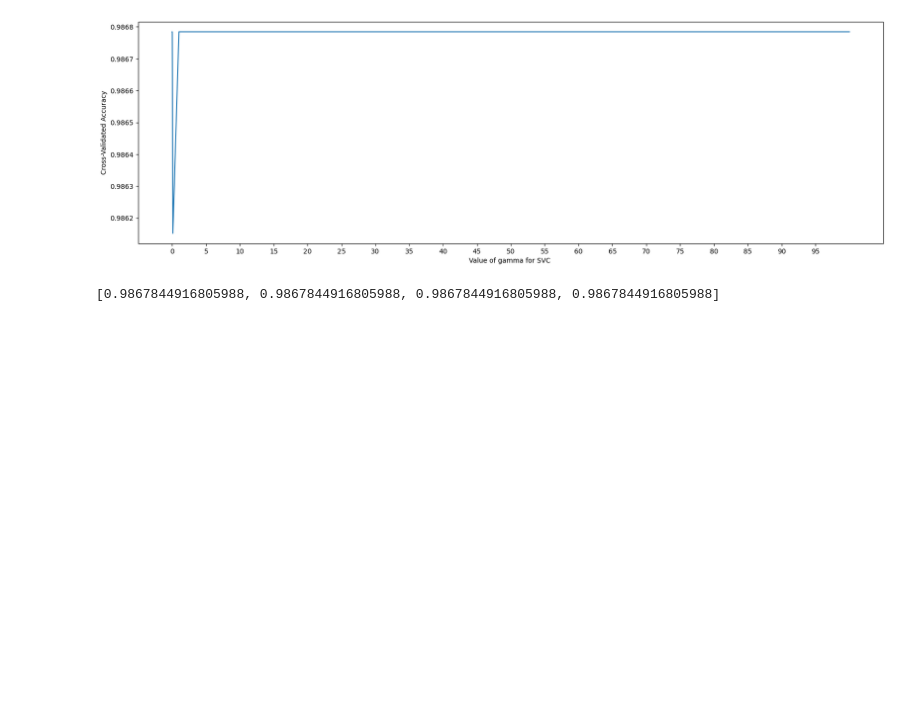
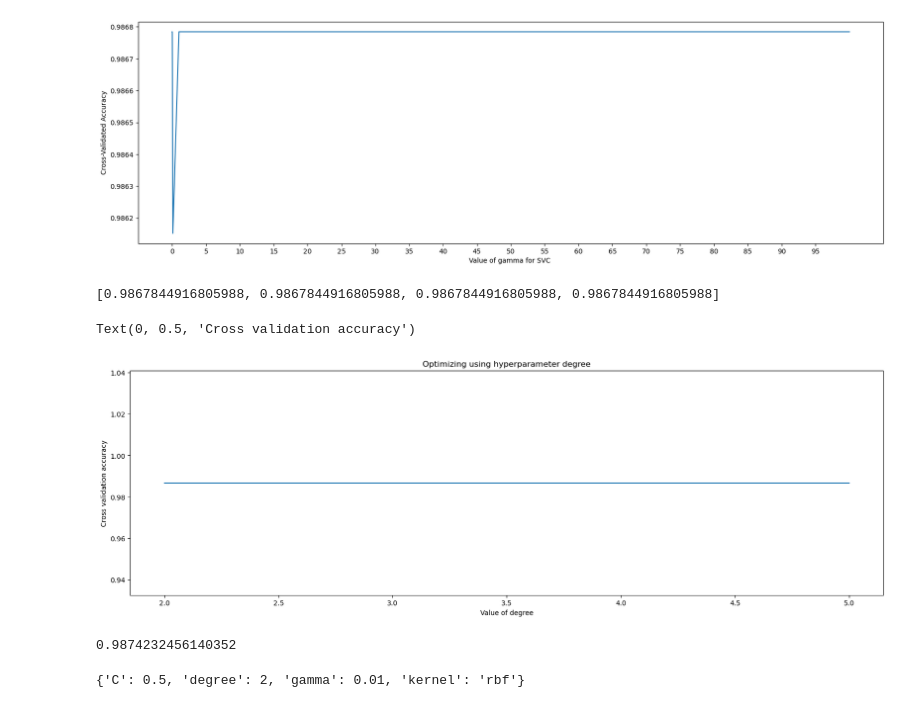
Before and after one commit to TirumaniSrilakshmi/YourCabs-ML-project, a Jupyter notebook: travelType1.ipynb, the cells around one changed output. Saved outputs shown, nothing was run; the diff lists cells and outputs as text; code cells hidden in the pictures; blank space fills up the shorter version.

```diff
--- a/travelType1.ipynb
+++ b/travelType1.ipynb
@@ -693,3 +716,12 @@ for d in degree_range:
 print(acc_scores)
 # %% [output]
 [0.9867844916805988, 0.9867844916805988, 0.9867844916805988, 0.9867844916805988]
+# %%
+plt.figure(figsize = (20,6))
+plt.plot(degree_range,acc_scores)
+plt.title("Optimizing using hyperparameter degree")
+plt.xlabel("Value of degree")
+plt.ylabel("Cross validation accuracy")
+# %% [output]
+Text(0, 0.5, 'Cross validation accuracy')
+[figure, added]
@@ -695,0 +741,10 @@ print(acc_scores)
+# %%
+model_svm = GridSearchCV(svc,tuned_parameters,cv =10,scoring = 'accuracy')
+model_svm.fit(x_train,y_train)
+print(model_svm.best_score_)
+# %% [output]
+0.9874232456140352
+# %%
+print(model_svm.best_params_)
+# %% [output]
+{'C': 0.5, 'degree': 2, 'gamma': 0.01, 'kernel': 'rbf'}
```
Also changed, not shown: parts of 28 cells of this notebook.
